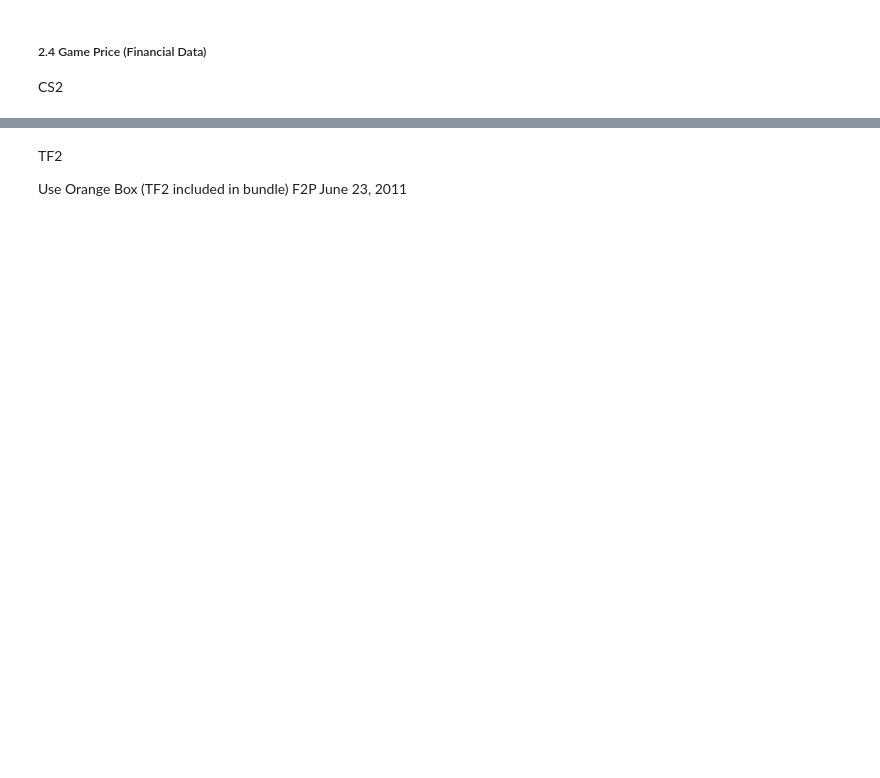
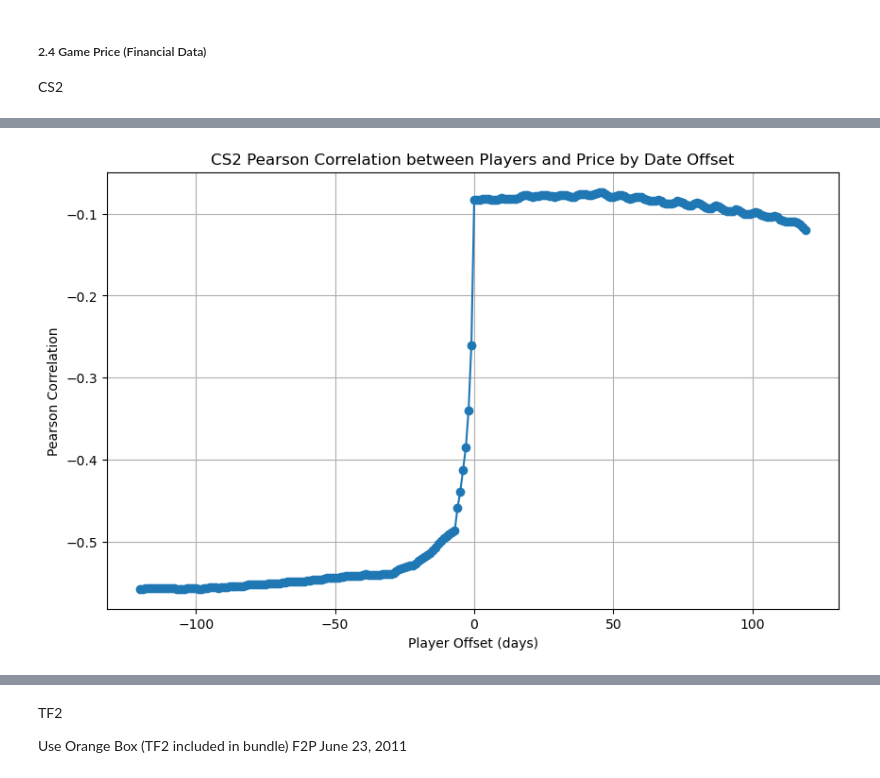
Before and after one commit to aalichao/CMPE255, a Jupyter notebook: Project.ipynb, the cells around one changed output, grey strips where cells are left out. Drawn from its saved outputs; the diff is of its cells as text; code cells hidden in the pictures; blank space fills up the shorter version.

```diff
--- a/Project.ipynb
+++ b/Project.ipynb
@@ -589,0 +578,64 @@ cs_price = pd.read_csv('./GamePrice/cs2gamepricehistory.csv')
+# %%
+cs_price = pd.read_csv('./GamePrice/cs2gamepricehistory.csv')
+
+cs_filtered = pd.read_csv('./PlayerCount/cs2playercount.csv')
+
+# cs_filtered = cs[cs['Item Name'].isin(cases)]
+
+# print(tf_filtered)
+
+# Filter the tf dataset for items containing "Mann Co. Supply Crate Series" in their name
+# tf_filtered = tf[tf['Item Name'].str.contains("Mann Co. Supply Crate Series", case=False, na=False)]
+
+cs_price.info()
+cs_filtered.info()
+
+# Ensure DateTime columns are properly formatted
+cs_price['DateTime'] = pd.to_datetime(cs_price['DateTime'], errors='coerce')
+cs_filtered['DateTime'] = pd.to_datetime(cs_filtered['DateTime'], errors='coerce')
+
+correlations = []
+
+for offset in range(-120, 120):
+    cs_price_offset = cs_price.copy()
+
+
+    cs_price_offset['DateTime'] = pd.to_datetime(cs_price['DateTime']) + pd.Timedelta(days=offset)
+    # if offset < 0:
+    #     tf_players_offset['DateTime'] = pd.to_datetime(tf_players['DateTime']) - pd.Timedelta(days=offset)
+    # else:
+    #     tf_players_offset['DateTime'] = pd.to_datetime(tf_players['DateTime']) + pd.Timedelta(days=offset)
+
+    merged_df = pd.merge_asof(cs_filtered.sort_values('DateTime'),
+                              cs_price_offset.sort_values('DateTime'),
+                            on='DateTime', tolerance=pd.Timedelta('365D'), direction='backward')
+
+    # # Replace NaN values in 'Players' with 0
+    # merged_df['Players'].fillna(0, inplace=True)
+
+    # # Interpolate to fill missing values in 'Players' and 'Price'
+    # merged_df['Price'] = merged_df['Price'].interpolate(method='linear')
+
+    # Drop rows with NaN values specifically in 'Players' or other columns to be correlated
+    merged_df.dropna(subset=["Final price", 'Players'], inplace=True)
+
+    # Check if there are enough data points
+    if merged_df.shape[0] < 2:
+        print(f"Offset: {offset}, Not enough data points for correlation.")
+        continue  # Skip to the next iteration if not enough data
+
+    corr_players_price, _ = pearsonr(merged_df['Final price'], merged_df['Players'])
+
+    correlations.append((offset, corr_players_price))
+
+correlations_df = pd.DataFrame(correlations, columns=['Offset', 'Correlation'])
+
+# Plot the correlation results
+plt.figure(figsize=(10, 6))
+plt.plot(correlations_df['Offset'], correlations_df['Correlation'], marker='o', linestyle='-')
+plt.xlabel('Player Offset (days)')
+plt.ylabel('Pearson Correlation')
+plt.title('CS2 Pearson Correlation between Players and Price by Date Offset')
+plt.grid(True)
+plt.show()
+# %% [output]
@@ -589,0 +662 @@ cs_price = pd.read_csv('./GamePrice/cs2gamepricehistory.csv')
+[figure, added]
```
Also changed, not shown: parts of 8 cells of this notebook.
